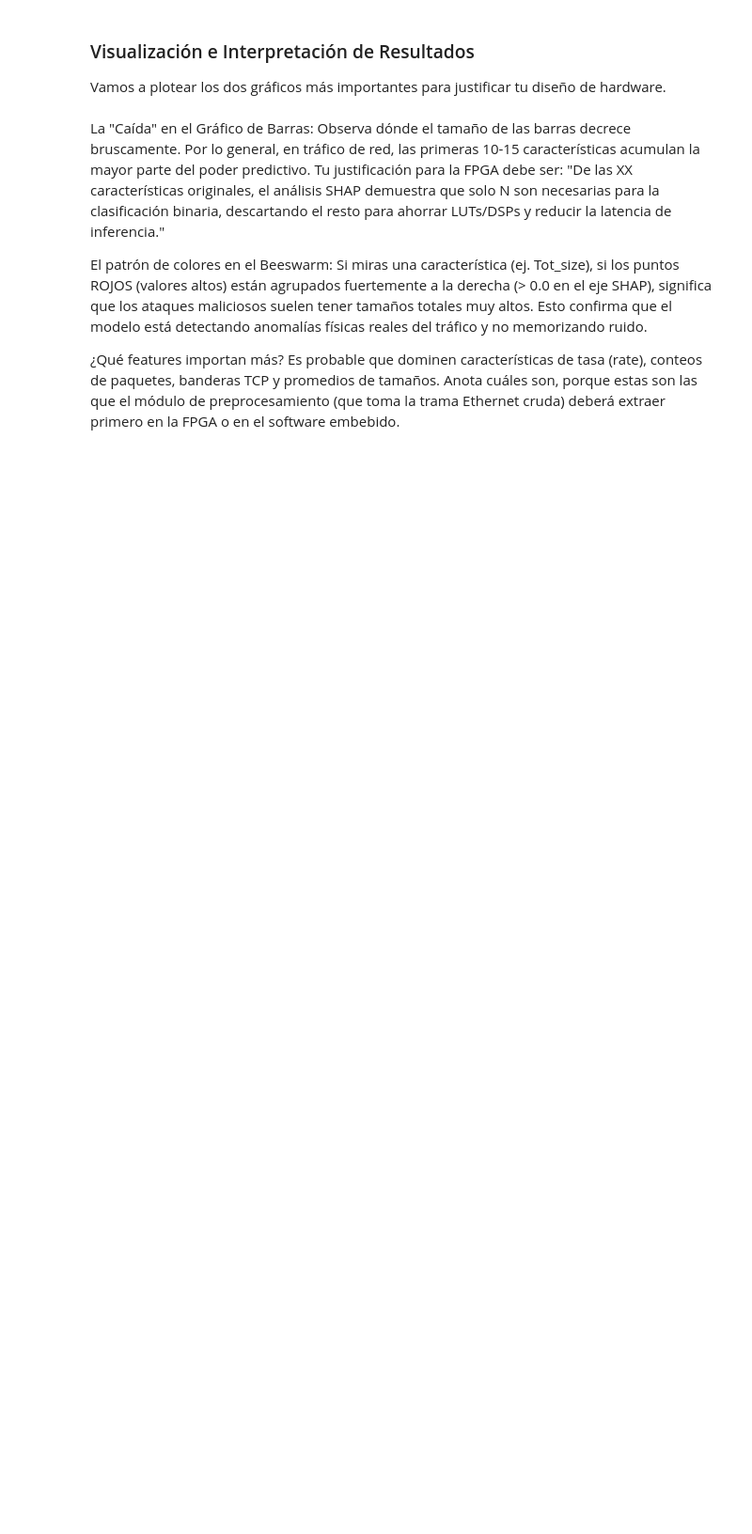
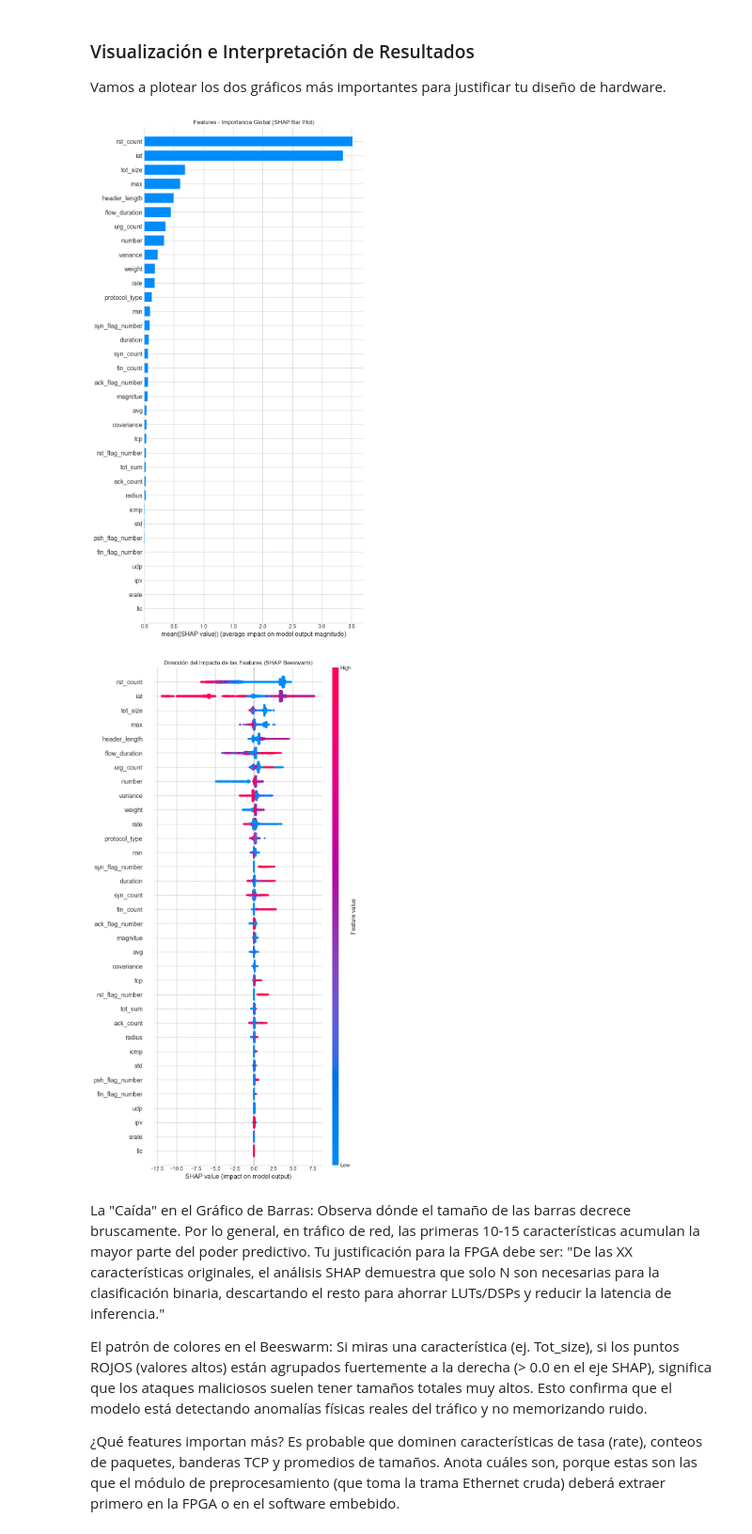
Before and after one commit to JulianAlvarez99/IDS-IOT, a Jupyter notebook: notebooks/02_feature_importance_binario.ipynb, the cells around one changed output. Shown at 94% size. Drawn from its saved outputs; the diff is of its cells as text; code cells hidden in the pictures; blank space fills up the shorter version.

```diff
--- a/notebooks/02_feature_importance_binario.ipynb
+++ b/notebooks/02_feature_importance_binario.ipynb
@@ -157,0 +211,2 @@ except Exception as e:
+# %%
+clf = xgb.XGBModel.load_model('xgb_modelo_binario.json')
@@ -157,0 +216,8 @@ except Exception as e:
+# %%
+# Tomamos una muestra grande pero segura para la RAM de la tarjeta gráfica/CPU al graficar
+X_shap = X_train.sample(n=00000, random_state=42)
+
+print("Calculando valores SHAP (esto puede tomar un par de minutos)...")
+explainer = shap.TreeExplainer(clf)
+shap_values = explainer.shap_values(X_shap)
+print("Cálculo finalizado.")
@@ -161,15 +230,18 @@ Vamos a plotear los dos gráficos más importantes para justificar tu diseño de
 # %%
 # 1. Gráfico de Barras: Importancia Global Media Absoluta
 # ¿Cuáles son las features que MÁS impactan en general?
 plt.figure(figsize=(10, 8))
-plt.title("Top 20 Features - Importancia Global (SHAP Bar Plot)")
-shap.summary_plot(shap_values, X_shap, plot_type="bar", max_display=20)
+plt.title("Features - Importancia Global (SHAP Bar Plot)")
+shap.summary_plot(shap_values, X_shap, plot_type="bar", max_display=36)
 
 # 2. Gráfico Beeswarm (Enjambre): Impacto direccional
 # ¿Cómo impactan los valores altos o bajos de una feature en ser o no malicioso?
 plt.figure(figsize=(10, 8))
 plt.title("Dirección del Impacto de las Features (SHAP Beeswarm)")
-shap.summary_plot(shap_values, X_shap, max_display=20)
+shap.summary_plot(shap_values, X_shap, max_display=36)
+# %% [output]
+[figure, added]
+[figure, added]
 # %% [markdown]
 La "Caída" en el Gráfico de Barras: Observa dónde el tamaño de las barras decrece bruscamente. Por lo general, en tráfico de red, las primeras 10-15 características acumulan la mayor parte del poder predictivo. Tu justificación para la FPGA debe ser: "De las XX características originales, el análisis SHAP demuestra que solo N son necesarias para la clasificación binaria, descartando el resto para ahorrar LUTs/DSPs y reducir la latencia de inferencia."
 
```
Also changed, not shown: parts of 14 cells of this notebook, 2 other files.
